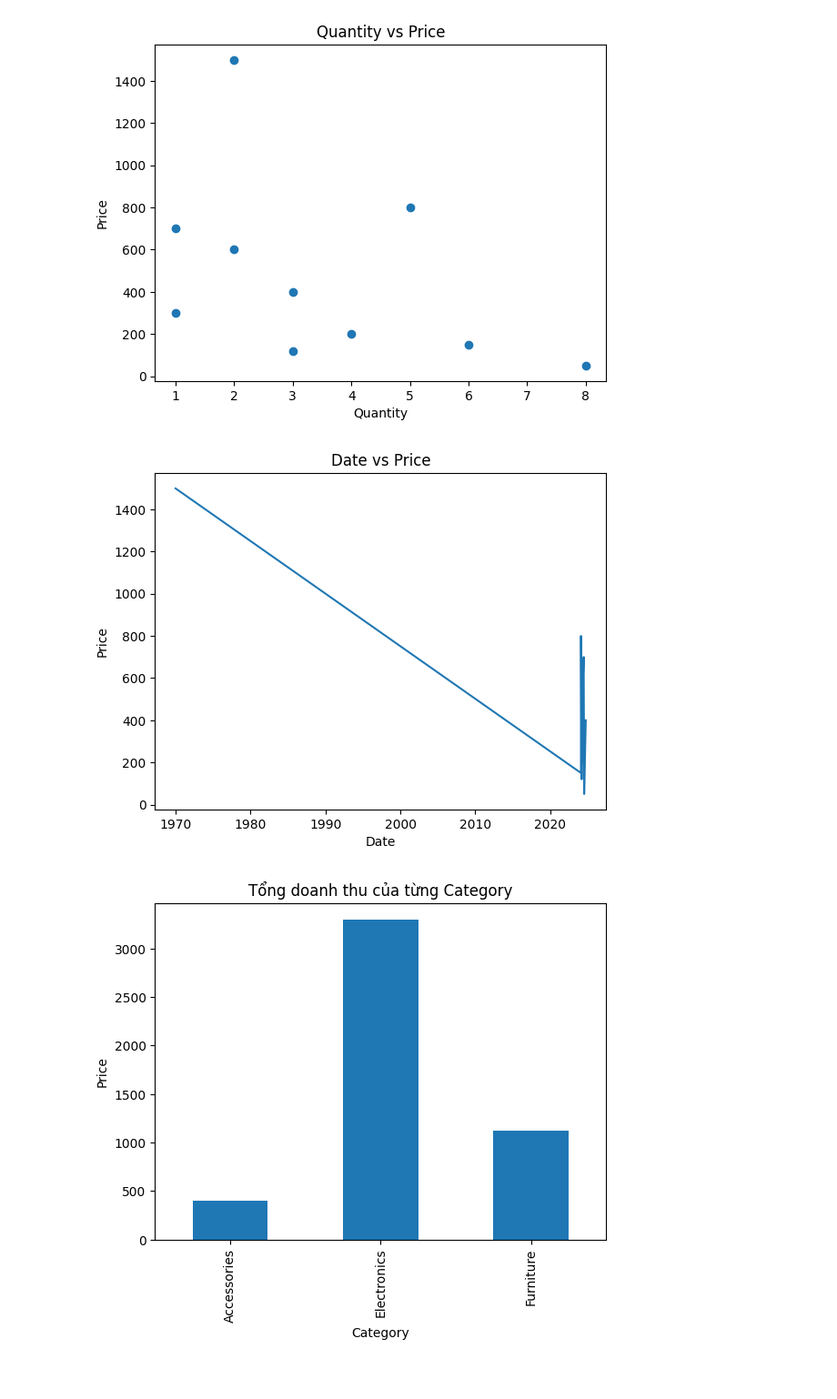
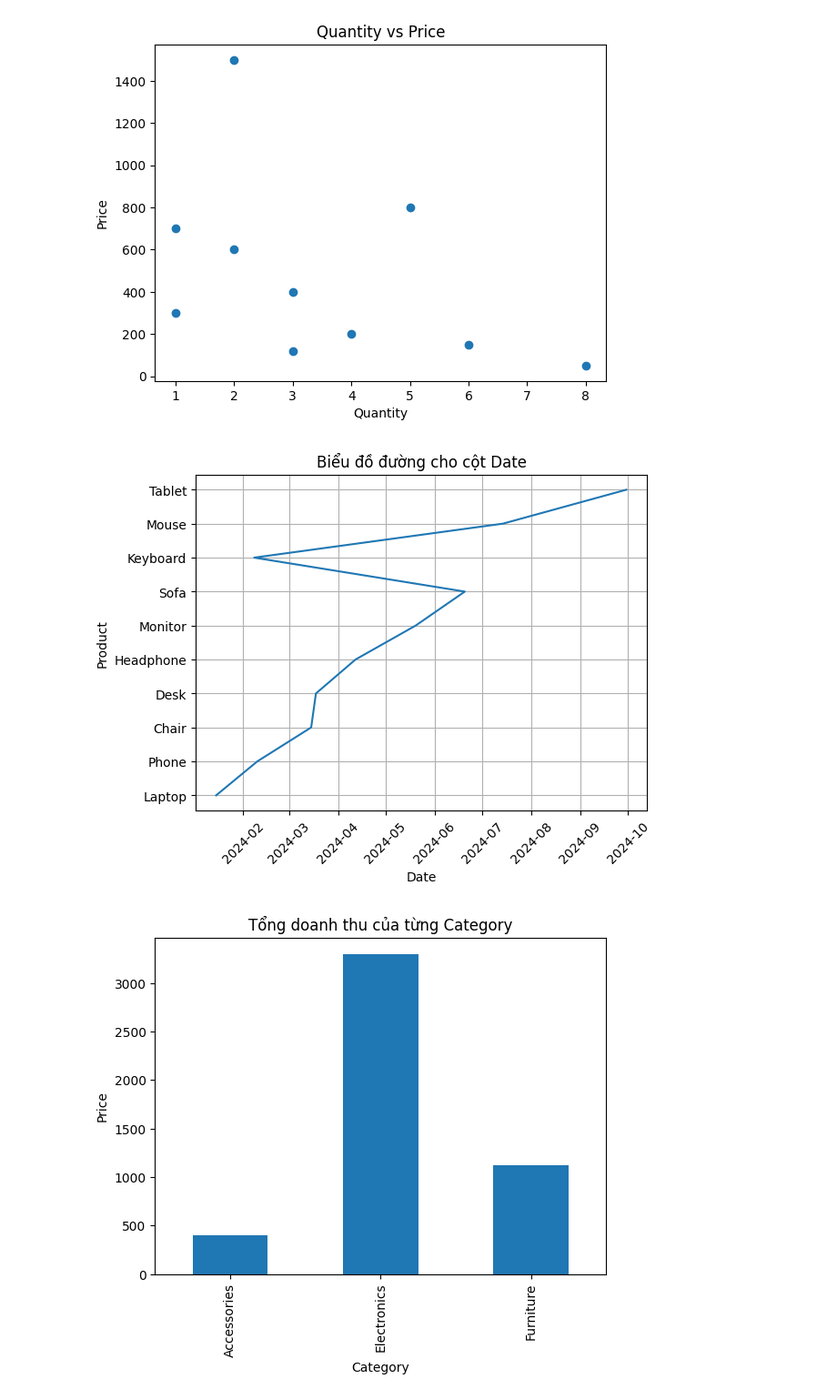
Before and after one commit to Thinh065/Thinh065-PhanTichDuLieunHocSau, a Jupyter notebook: kt.ipynb, the cells around one changed output. Shown at 91% size. Drawn from its saved outputs; the diff is of its cells as text; code cells hidden in the pictures; blank space fills up the shorter version.

```diff
--- a/kt.ipynb
+++ b/kt.ipynb
@@ -125,13 +125,15 @@ plt.show()
 # %%
 # 8. Vẽ biểu đồ đường cho cột <Date>.
 
-plt.plot(df['Date'], df['Price'])
-plt.title("Price over time")
-plt.xlabel("Date")
-plt.ylabel("Price")
+plt.plot(df['Date'], df['Product'])
+plt.xticks(rotation=45)
+plt.xlabel('Date')
+plt.ylabel('Product')
+plt.title('Biểu đồ đường cho cột Date')
+plt.grid(True)
 plt.show()
 # %% [output]
-[figure, old version]
+[figure, new version]
 # %%
 # 9. Vẽ biểu đồ cột thể hiện tổng doanh thu của từng <Category>.
 
```
Also changed, not shown: parts of 1 cell of this notebook.
